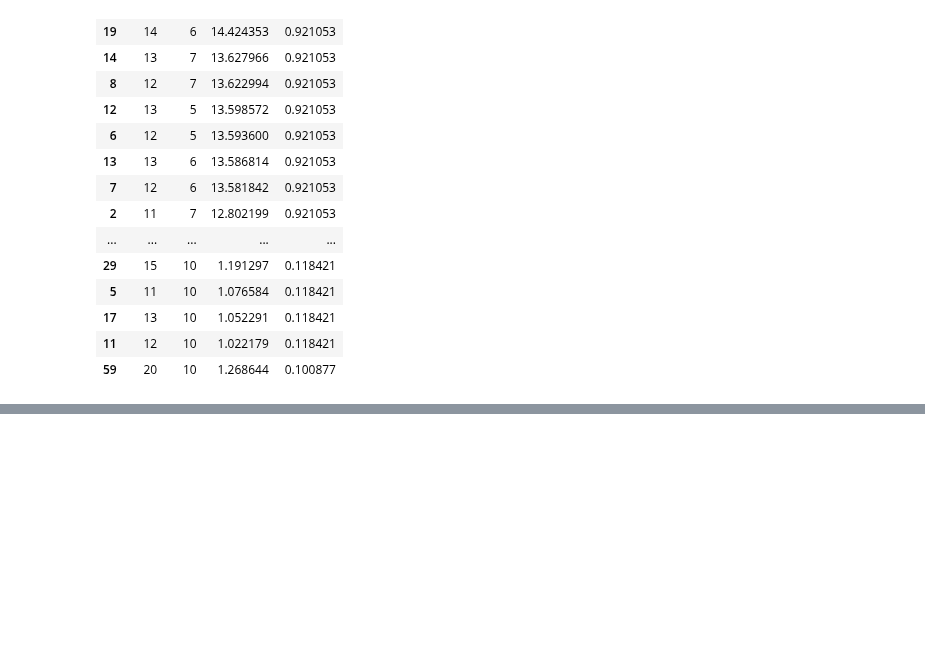
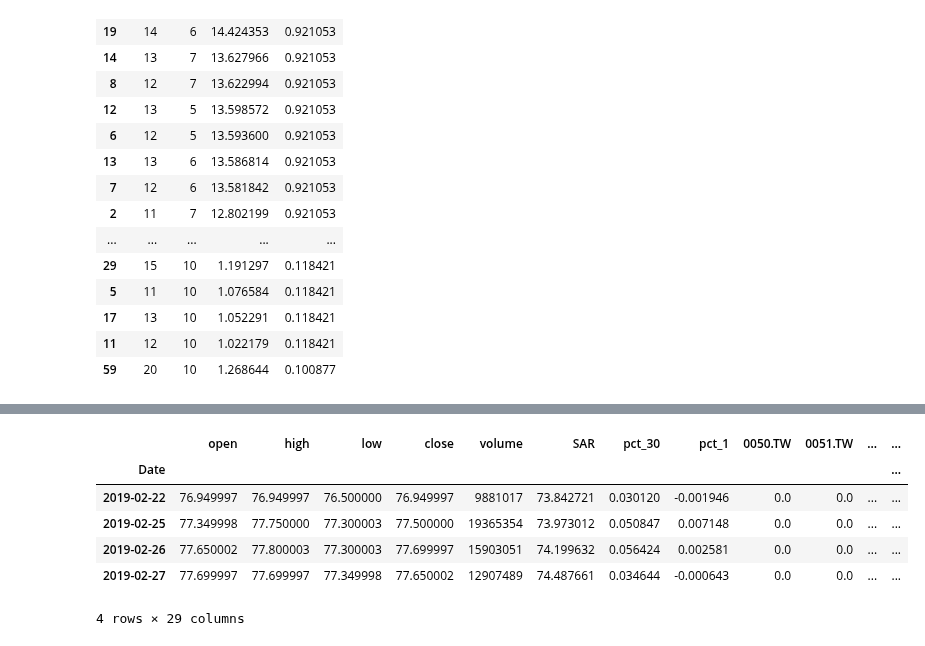
Before and after one commit to benson85560/yuanta, a Jupyter notebook: Pct_change_Strategy.ipynb, the cells around one changed output, grey strips where cells are left out. Cells and saved outputs as stored; diff of their text form; code cells hidden in the pictures; blank space fills up the shorter version.

```diff
--- a/Pct_change_Strategy.ipynb
+++ b/Pct_change_Strategy.ipynb
@@ -1007,0 +1123,10 @@ End
+# %%
+df.loc['2019-02-22':'2019-02-27']
+# %% [output]
+|  | open | high | low | close | volume | SAR | pct_30 | pct_1 | 0050.TW | 0051.TW | ... | ... |
+| Date |  |  |  |  |  |  |  |  |  |  |  | ... |
+| 2019-02-22 | 76.949997 | 76.949997 | 76.500000 | 76.949997 | 9881017 | 73.842721 | 0.030120 | -0.001946 | 0.0 | 0.0 | ... | ... |
+| 2019-02-25 | 77.349998 | 77.750000 | 77.300003 | 77.500000 | 19365354 | 73.973012 | 0.050847 | 0.007148 | 0.0 | 0.0 | ... | ... |
+| 2019-02-26 | 77.650002 | 77.800003 | 77.300003 | 77.699997 | 15903051 | 74.199632 | 0.056424 | 0.002581 | 0.0 | 0.0 | ... | ... |
+| 2019-02-27 | 77.699997 | 77.699997 | 77.349998 | 77.650002 | 12907489 | 74.487661 | 0.034644 | -0.000643 | 0.0 | 0.0 | ... | ... |
+4 rows × 29 columns
```
Also changed, not shown: parts of 15 cells of this notebook.
